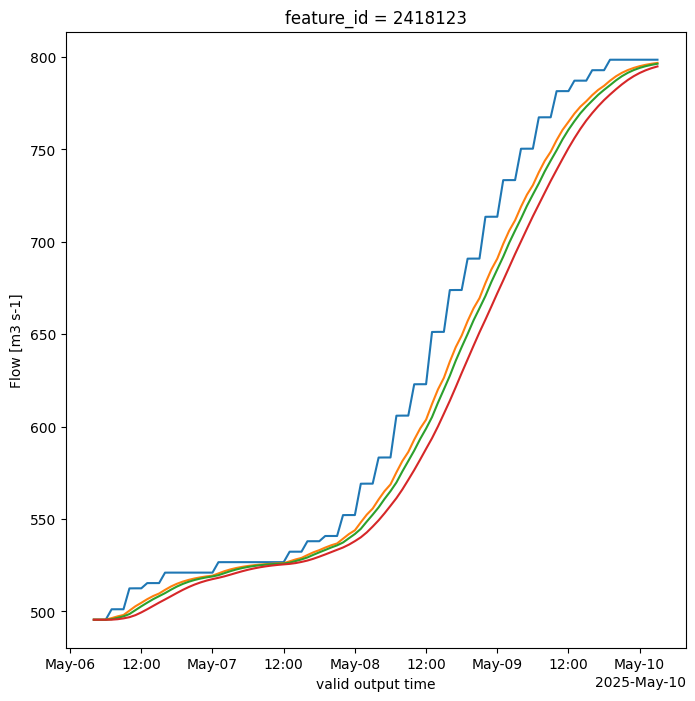
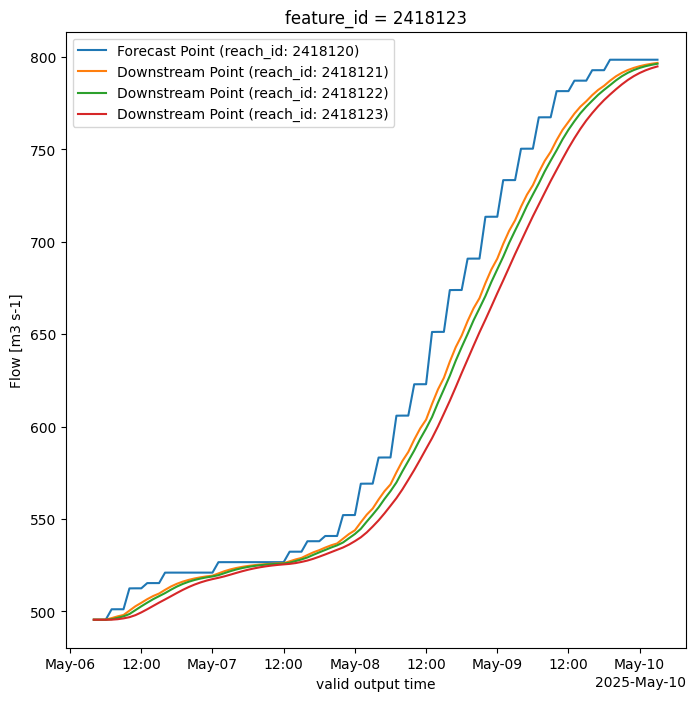
The notebook cell's code change between the first figure and the second:
--- before
+++ after
@@ -2,6 +2,7 @@
 
 fig, ax = plt.subplots(figsize=(8, 8))
-ds.sel(feature_id=2418120).flow.plot(ax=ax)
-ds.sel(feature_id=2418121).flow.plot(ax=ax)
-ds.sel(feature_id=2418122).flow.plot(ax=ax)
-ds.sel(feature_id=2418123).flow.plot(ax=ax)
+ds.sel(feature_id=2418120).flow.plot(ax=ax, label="Forecast Point (reach_id: 2418120)")
+ds.sel(feature_id=2418121).flow.plot(ax=ax, label="Downstream Point (reach_id: 2418121)")
+ds.sel(feature_id=2418122).flow.plot(ax=ax, label="Downstream Point (reach_id: 2418122)")
+ds.sel(feature_id=2418123).flow.plot(ax=ax, label="Downstream Point (reach_id: 2418123)")
+plt.legend()

Commit: added new test figure